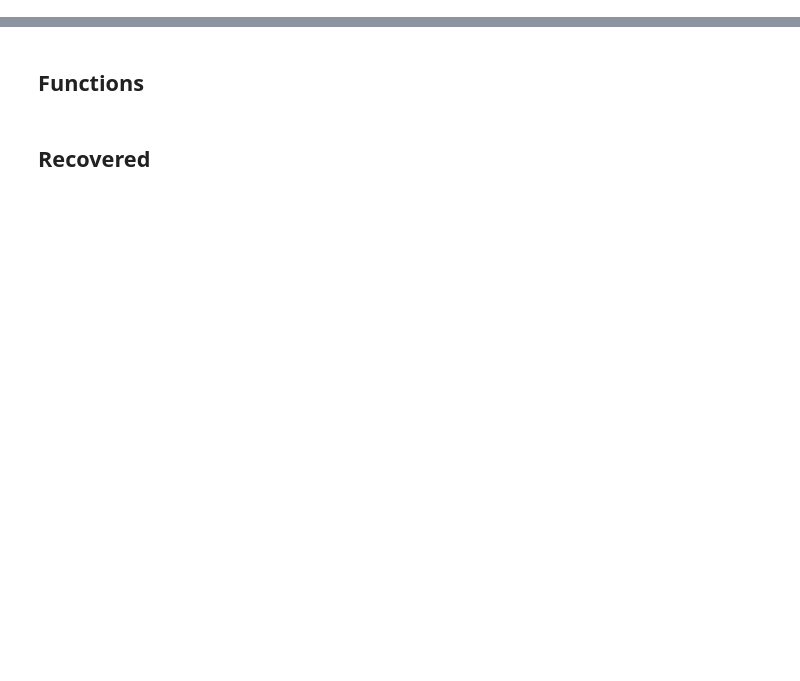
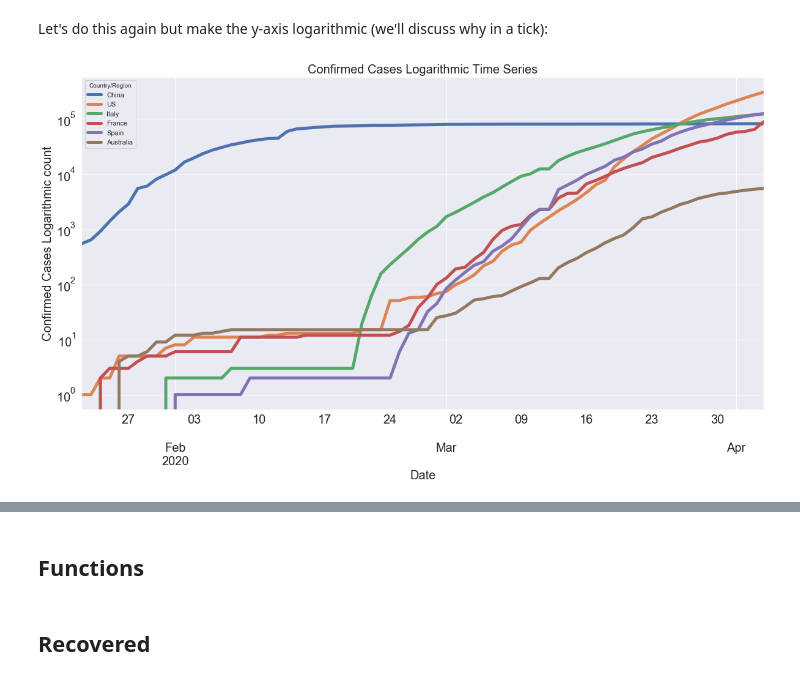
Before and after one commit to datacamp/COVID-19-EDA-tutorial, a Jupyter notebook: notebooks/1-COVID-19-EDA-solution.ipynb, the cells around one changed output, grey strips where cells are left out. Cells and saved outputs as stored; diff of their text form; code cells hidden in the pictures; blank space fills up the shorter version.

```diff
--- a/notebooks/1-COVID-19-EDA-solution.ipynb
+++ b/notebooks/1-COVID-19-EDA-solution.ipynb
@@ -258,0 +227,10 @@ plt.title('Deaths Patients Logarithmic Time Series', fontsize=20);
+# %% [markdown]
+Let's do this again but make the y-axis logarithmic (we'll discuss why in a tick):
+# %%
+# Plot time series of several countries of interest
+confirmed_country[poi].plot(figsize=(20,10), linewidth=5, fontsize=20, logy=True)
+plt.xlabel('Date', fontsize=20);
+plt.ylabel('Confirmed Cases Logarithmic count', fontsize=20);
+plt.title('Confirmed Cases Logarithmic Time Series', fontsize=20);
+# %% [output]
+[figure, added]
```
Also changed, not shown: parts of 91 cells of this notebook.
